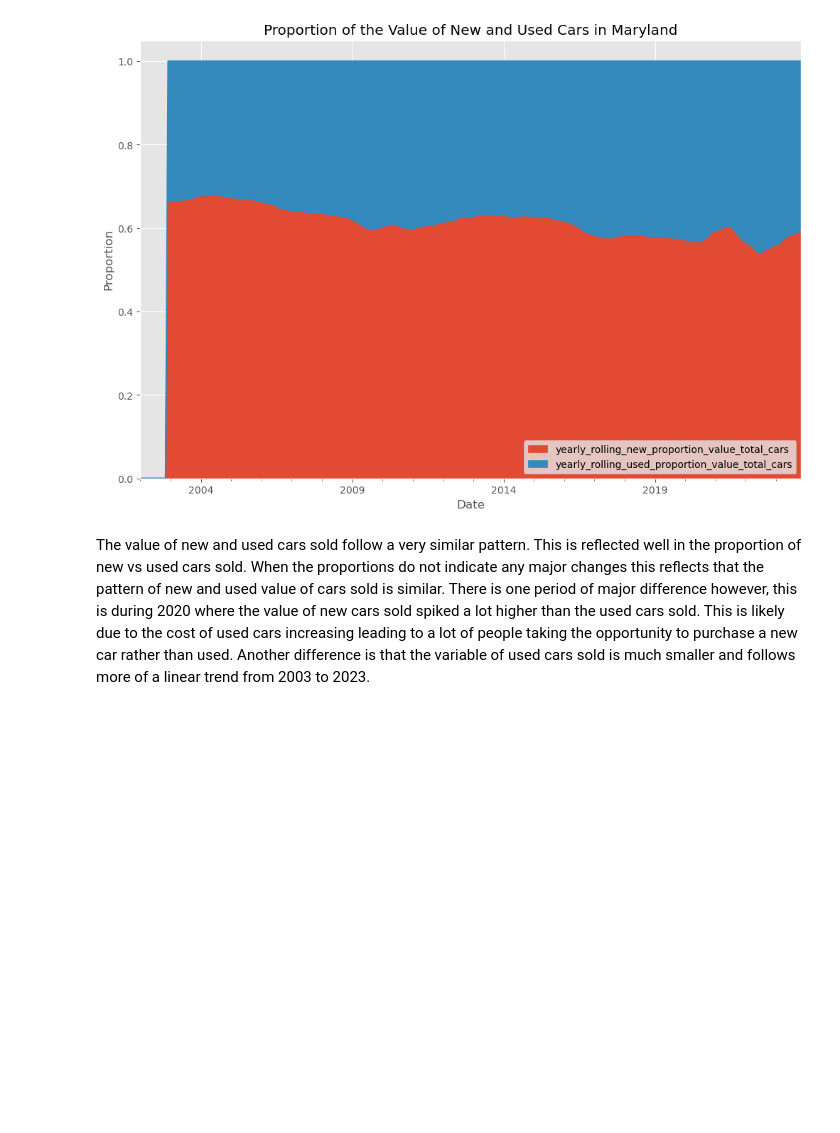
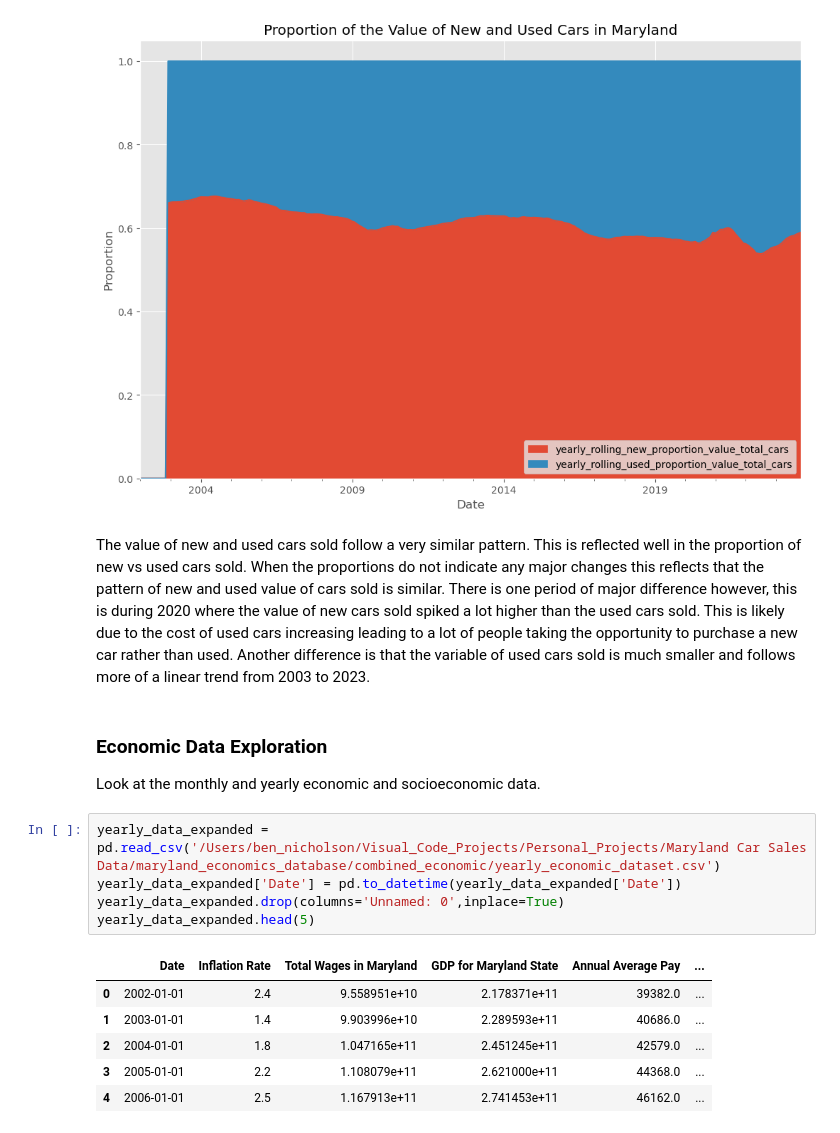
Before and after one commit to bennicholson2/Maryland-Car-Sales-Data, a Jupyter notebook: sales_project_chapters/sales_project_chapter_1.ipynb, the cells around one changed output. Drawn from its saved outputs; the diff is of its cells as text; blank space fills up the shorter version.

```diff
--- a/sales_project_chapters/sales_project_chapter_1.ipynb
+++ b/sales_project_chapters/sales_project_chapter_1.ipynb
@@ -625,3 +625,18 @@ plt.show()
 [figure]
 # %% [markdown]
 The value of new and used cars sold follow a very similar pattern. This is reflected well in the proportion of new vs used cars sold. When the proportions do not indicate any major changes this reflects that the pattern of new and used value of cars sold is similar. There is one period of major difference however, this is during 2020 where the value of new cars sold spiked a lot higher than the used cars sold. This is likely due to the cost of used cars increasing leading to a lot of people taking the opportunity to purchase a new car rather than used. Another difference is that the variable of used cars sold is much smaller and follows more of a linear trend from 2003 to 2023.
+# %% [markdown]
+### Economic Data Exploration
+Look at the monthly and yearly economic and socioeconomic data.
+# %%
+yearly_data_expanded = pd.read_csv('/Users/ben_nicholson/Visual_Code_Projects/Personal_Projects/Maryland Car Sales Data/maryland_economics_database/combined_economic/yearly_economic_dataset.csv')
+yearly_data_expanded['Date'] = pd.to_datetime(yearly_data_expanded['Date'])
+yearly_data_expanded.drop(columns='Unnamed: 0',inplace=True)
+yearly_data_expanded.head(5)
+# %% [output]
+|  | Date | Inflation Rate | Total Wages in Maryland | GDP for Maryland State | Annual Average Pay | ... |
+| 0 | 2002-01-01 | 2.4 | 9.558951e+10 | 2.178371e+11 | 39382.0 | ... |
+| 1 | 2003-01-01 | 1.4 | 9.903996e+10 | 2.289593e+11 | 40686.0 | ... |
+| 2 | 2004-01-01 | 1.8 | 1.047165e+11 | 2.451245e+11 | 42579.0 | ... |
+| 3 | 2005-01-01 | 2.2 | 1.108079e+11 | 2.621000e+11 | 44368.0 | ... |
+| 4 | 2006-01-01 | 2.5 | 1.167913e+11 | 2.741453e+11 | 46162.0 | ... |
```
Also changed, not shown: parts of 1 cell of this notebook.
